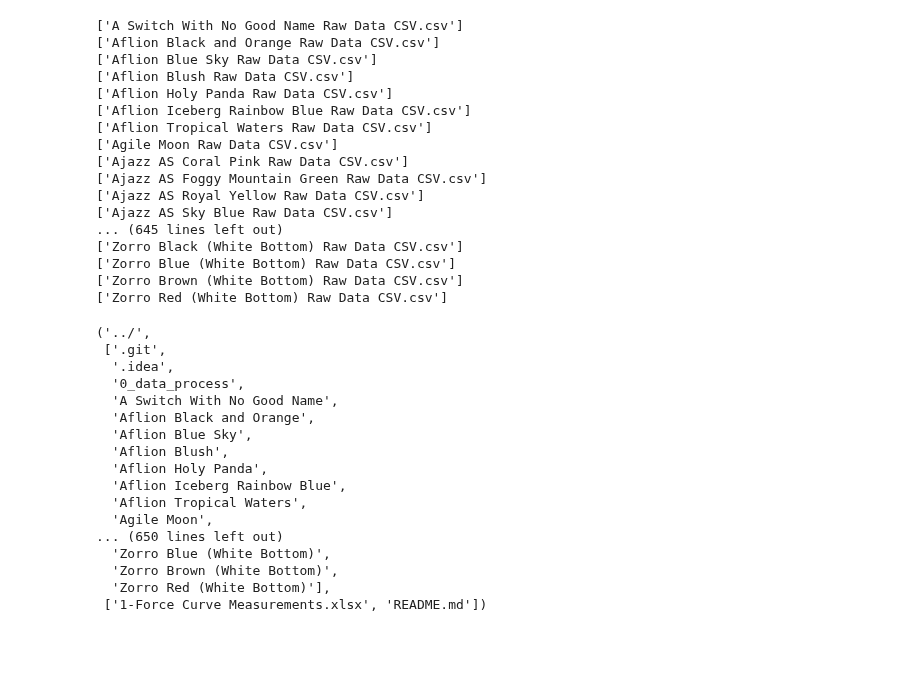
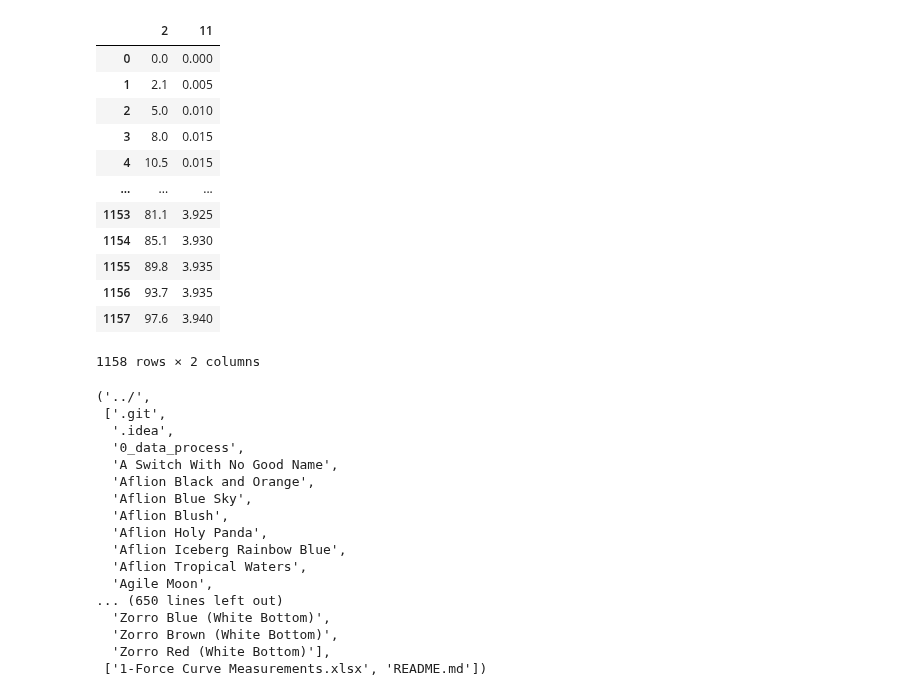
Before and after one commit to ThereminGoat/force-curves, a Jupyter notebook: 0_data_process/data_process.ipynb, the cells around one changed output. Drawn from its saved outputs; the diff is of its cells as text; code cells hidden in the pictures; blank space fills up the shorter version.

Commit message:
Finished with file paths

```diff
--- a/0_data_process/data_process.ipynb
+++ b/0_data_process/data_process.ipynb
@@ -8,25 +9,23 @@ reload(sys.modules['data_process'])
 from data_process import DataProcess
 
 dd = DataProcess()
-dd.main()
+file_paths = dd.main()
-# %% [output]
-['A Switch With No Good Name Raw Data CSV.csv']
-['Aflion Black and Orange Raw Data CSV.csv']
-['Aflion Blue Sky Raw Data CSV.csv']
-['Aflion Blush Raw Data CSV.csv']
-['Aflion Holy Panda Raw Data CSV.csv']
-['Aflion Iceberg Rainbow Blue Raw Data CSV.csv']
-['Aflion Tropical Waters Raw Data CSV.csv']
-['Agile Moon Raw Data CSV.csv']
-['Ajazz AS Coral Pink Raw Data CSV.csv']
-['Ajazz AS Foggy Mountain Green Raw Data CSV.csv']
-['Ajazz AS Royal Yellow Raw Data CSV.csv']
-['Ajazz AS Sky Blue Raw Data CSV.csv']
-... (645 lines left out)
-['Zorro Black (White Bottom) Raw Data CSV.csv']
-['Zorro Blue (White Bottom) Raw Data CSV.csv']
-['Zorro Brown (White Bottom) Raw Data CSV.csv']
-['Zorro Red (White Bottom) Raw Data CSV.csv']
+# %%
+pd.read_excel(file_paths[0], header=None, usecols='C,L', skiprows=5, sheet_name='Downstroke')
+# %% [output]
+|  | 2 | 11 |
+| 0 | 0.0 | 0.000 |
+| 1 | 2.1 | 0.005 |
+| 2 | 5.0 | 0.010 |
+| 3 | 8.0 | 0.015 |
+| 4 | 10.5 | 0.015 |
+| ... | ... | ... |
+| 1153 | 81.1 | 3.925 |
+| 1154 | 85.1 | 3.930 |
+| 1155 | 89.8 | 3.935 |
+| 1156 | 93.7 | 3.935 |
+| 1157 | 97.6 | 3.940 |
+1158 rows × 2 columns
 # %%
 list(os.walk('../'))[0]
 # %% [output]
```
Also changed, not shown: parts of 1 cell of this notebook, 1 other file.
